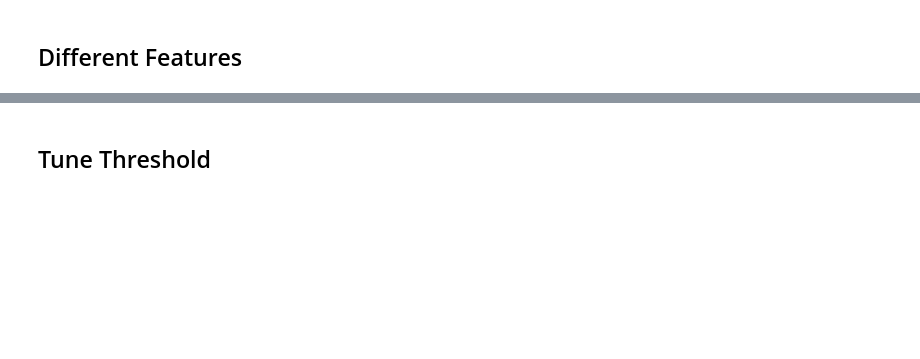
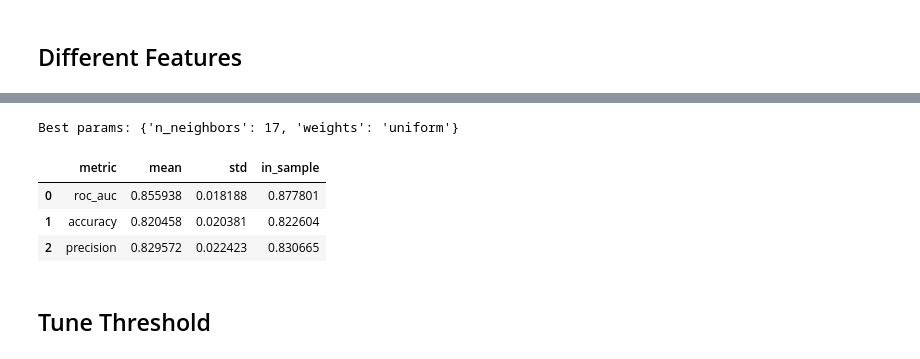
Before and after one commit to willyraedy/pass_or_not, a Jupyter notebook: notebook/KNN.ipynb, the cells around one changed output, grey strips where cells are left out. Drawn from its saved outputs; the diff is of its cells as text; code cells hidden in the pictures; blank space fills up the shorter version.

```diff
--- a/notebook/KNN.ipynb
+++ b/notebook/KNN.ipynb
@@ -148,3 +162,34 @@ evaluation.run_pipeline(raw, third_feature_set)
+# %%
+fourth_feature_set = [
+#     'author_ideology',
+#     'author_party',
+#     'author_is_chair',
+    'author_years_sen',
+#     'author_total_funding',
+#     'total_sponsors',
+#     'sponsor_chairs',
+#     'agg_funding_sponsors',
+#     'agg_exp_sponsors',
+    'total_slips',
+#     'slips_perc_pro',
+#     'bipartisan',
+#     'ideol_range',
+#     'first_word_approp',
+]
+
+evaluation.run_pipeline(
+    estimator=KNeighborsClassifier,
+    raw_data=raw,
+    features=fourth_feature_set,
+    standardize=True,
+    param_grid={ 'n_neighbors': range(1, 21), 'weights': ['uniform', 'distance']}
+)
+# %% [output]
+Best params: {'n_neighbors': 17, 'weights': 'uniform'}
+|  | metric | mean | std | in_sample |
+| 0 | roc_auc | 0.855938 | 0.018188 | 0.877801 |
+| 1 | accuracy | 0.820458 | 0.020381 | 0.822604 |
+| 2 | precision | 0.829572 | 0.022423 | 0.830665 |
 # %% [markdown]
 ## Tune Threshold
 # %%
```
Also changed, not shown: parts of 14 cells of this notebook, 1 other file.
